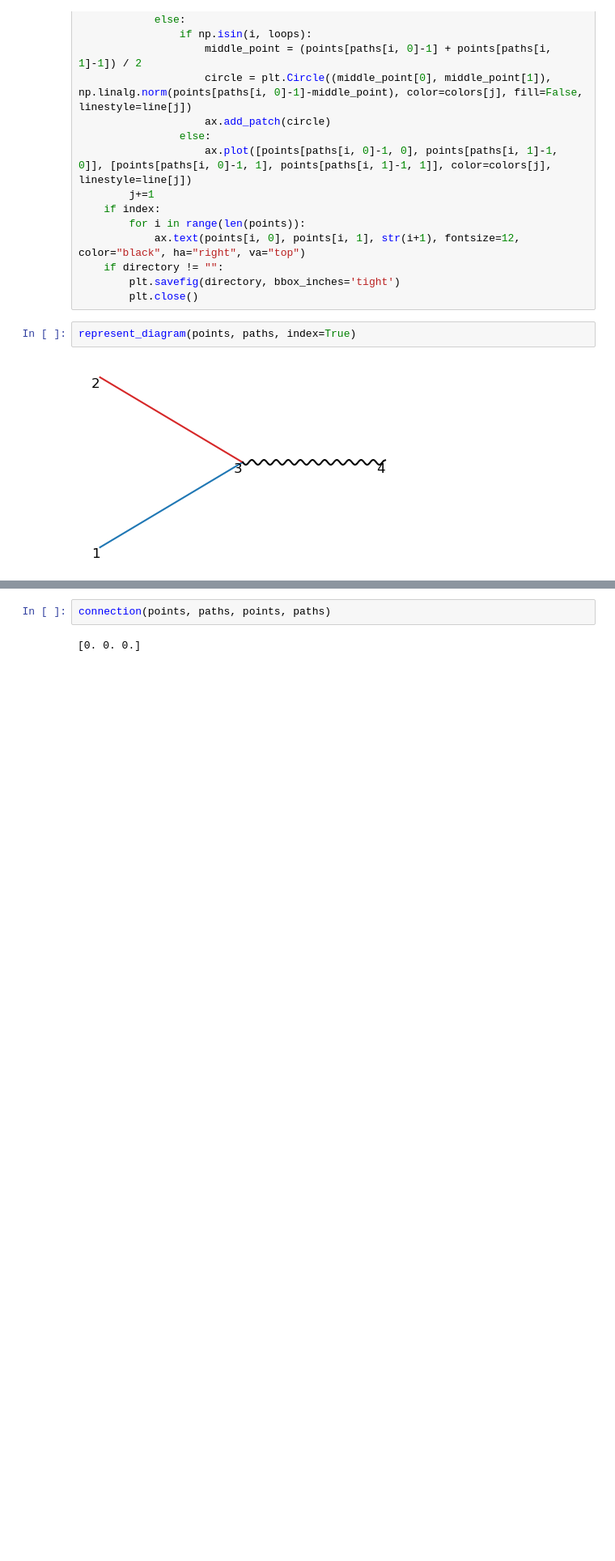
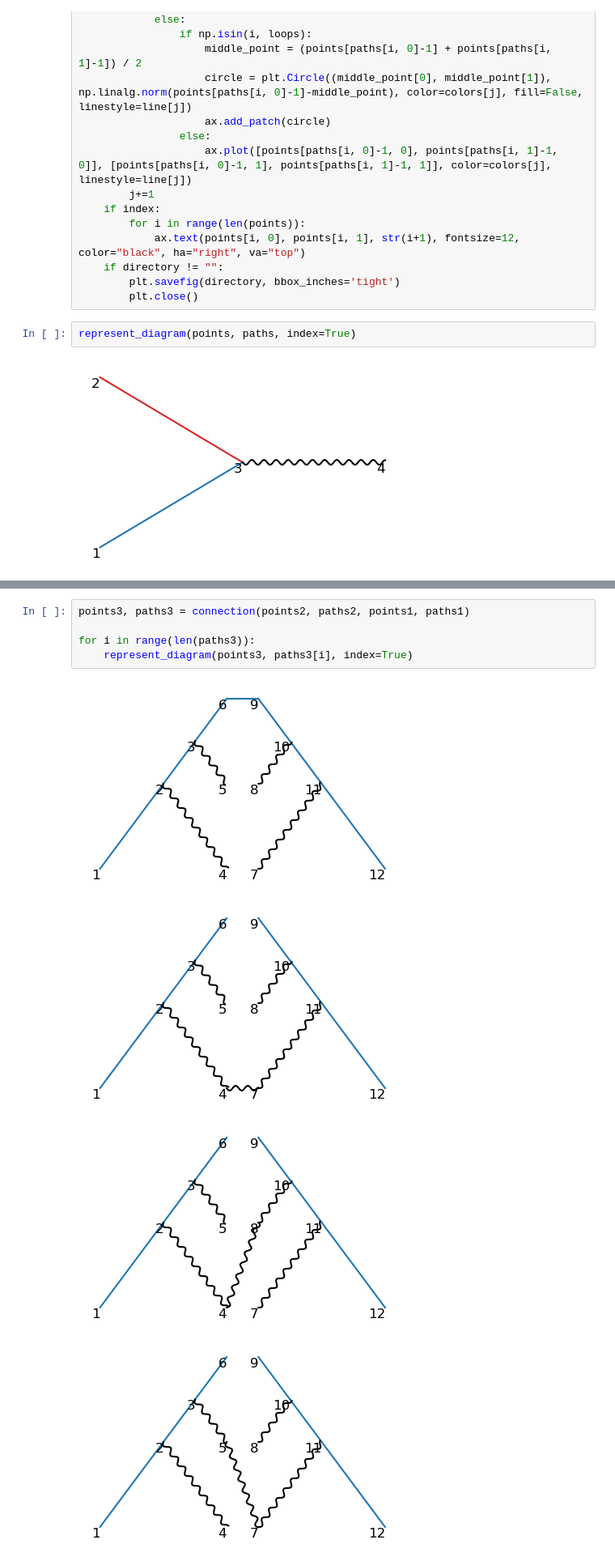
Before and after one commit to liuzhuozhuo/edp-renormalization, a Jupyter notebook: python/multiparticles.ipynb, the cells around one changed output, grey strips where cells are left out. Shown at 81% size. Drawn from its saved outputs; the diff is of its cells as text; blank space fills up the shorter version.

```diff
--- a/python/multiparticles.ipynb
+++ b/python/multiparticles.ipynb
@@ -160,4 +358,10 @@ def connection (points1, paths1, points2, paths2, offset = 0):
-# %%
-connection(points, paths, points, paths)
-# %% [output]
-[0. 0. 0.]
+# %%
+points3, paths3 = connection(points2, paths2, points1, paths1)
+
+for i in range(len(paths3)):
+    represent_diagram(points3, paths3[i], index=True)
+# %% [output]
+[figure, added]
+[figure, added]
+[figure, added]
+[figure, added]
```
Also changed, not shown: parts of 16 cells of this notebook, 2 other files.
